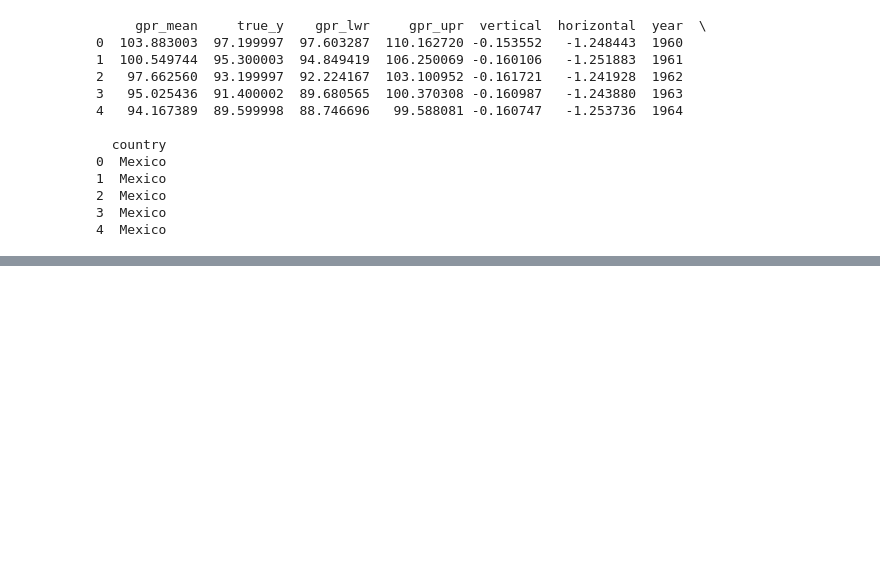
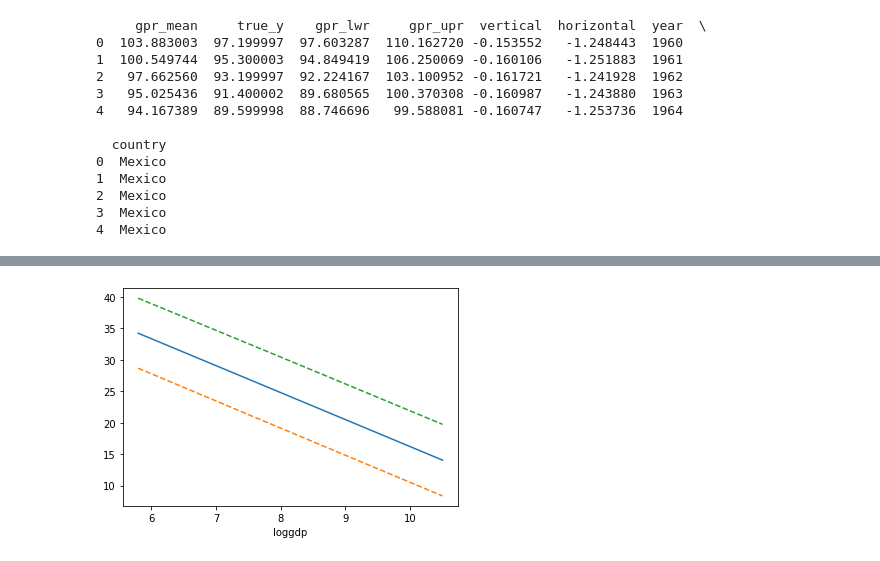
Before and after one commit to yahoochen97/GP_gradient, a Jupyter notebook: PIRI/AccountabilityInfantMortality_GPR.ipynb, the cells around one changed output, grey strips where cells are left out. Saved outputs shown, nothing was run; the diff lists cells and outputs as text; code cells hidden in the pictures; blank space fills up the shorter version.

```diff
--- a/PIRI/AccountabilityInfantMortality_GPR.ipynb
+++ b/PIRI/AccountabilityInfantMortality_GPR.ipynb
@@ -468,0 +453,4 @@ plt.hist(data.lnpop)
+# %%
+plot_x(x_idx=2, x_range=torch.linspace(5.8,10.5,101),x_name="loggdp")
+# %% [output]
+[figure, added]
```
Also changed, not shown: parts of 5 cells of this notebook.
